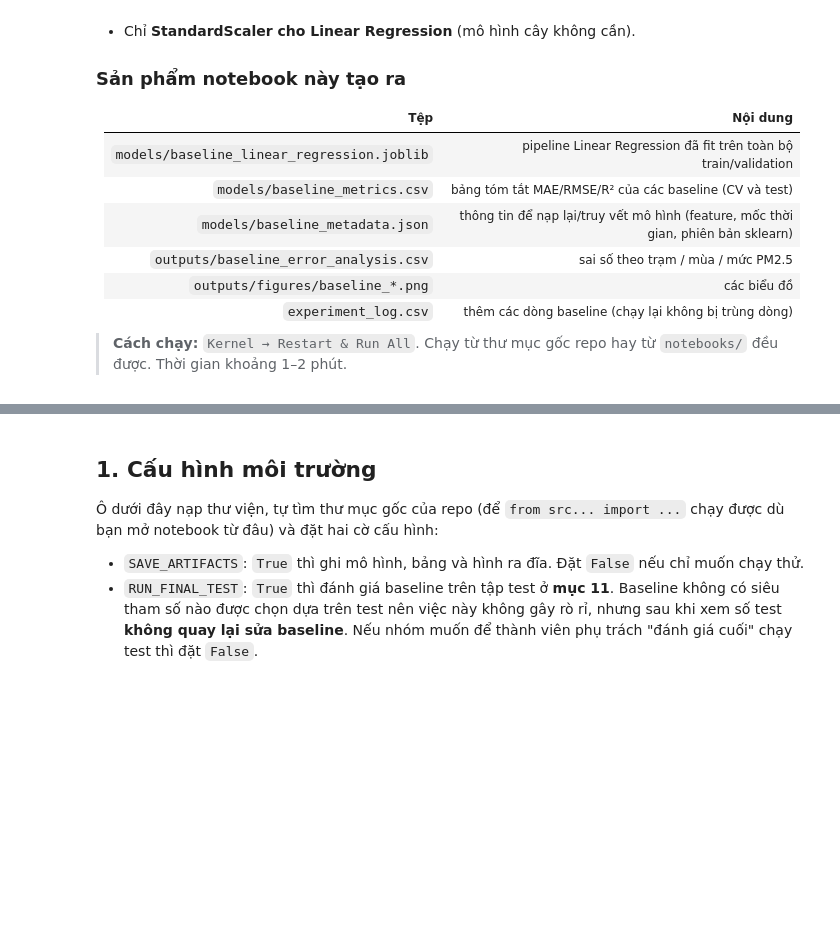
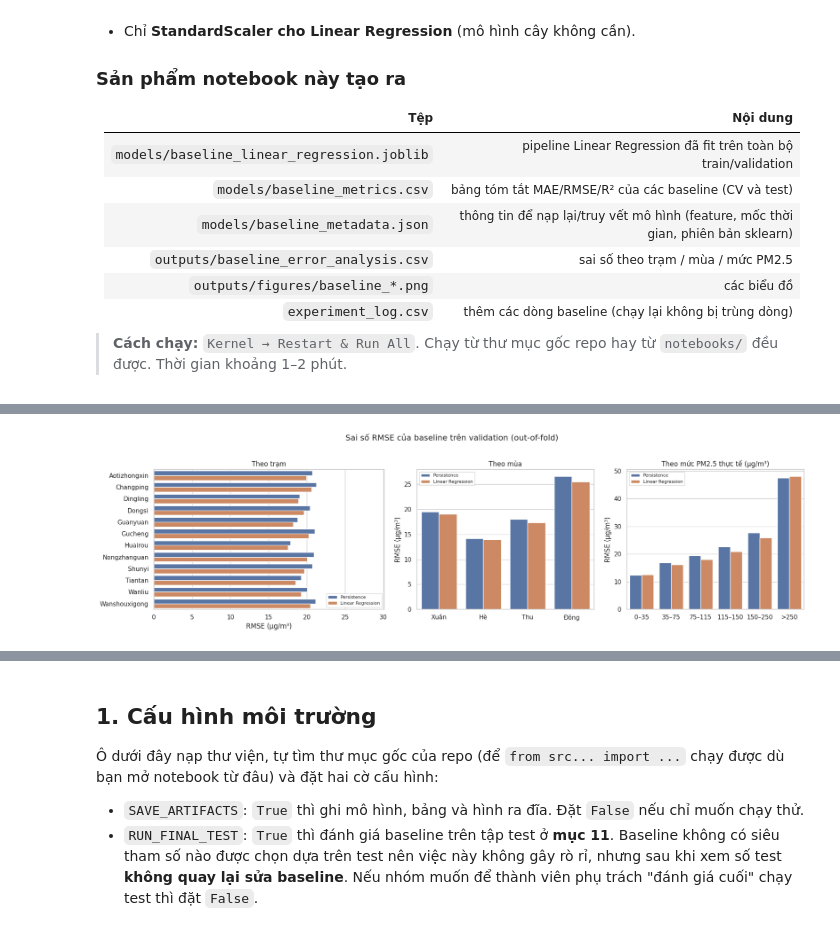
Before and after one commit to bjruly/sgu_finalproject_machinelearning_2026-2027, a Jupyter notebook: notebooks/02_model_training_baseline.ipynb, the cells around one changed output, grey strips where cells are left out. Drawn from its saved outputs; the diff is of its cells as text; code cells hidden in the pictures; blank space fills up the shorter version.

```diff
--- a/notebooks/02_model_training_baseline.ipynb
+++ b/notebooks/02_model_training_baseline.ipynb
@@ -35,0 +541,6 @@ Persistence quan trọng ở chỗ nó trả lời câu hỏi *"mô hình có th
+# %%
+by_season = metrics_by_group(oof, "season", PRED_MAIN)
+t = pd.concat({m: wide(by_season, "season", m)[MAIN_MODELS] for m in ["rmse", "mae", "r2"]}, axis=1)
+display(t)
+print("PM2.5 trung bình thực tế theo mùa (µg/m³):")
+display(oof.groupby("season", observed=True)["y_true"].mean().rename("PM2.5 trung bình").to_frame())
@@ -35,0 +566,10 @@ Persistence quan trọng ở chỗ nó trả lời câu hỏi *"mô hình có th
+# %%
+by_level = metrics_by_group(oof, "level", PRED_MAIN)
+t = pd.concat({m: wide(by_level, "level", m)[MAIN_MODELS] for m in ["mae", "rmse", "mean_residual"]}, axis=1)
+t.insert(0, "n", wide(by_level, "level", "n")["Persistence"])
+display(t)
+
+high = oof[oof["y_true"] >= HIGH_THRESHOLD]
+print(f"\nNhóm giờ PM2.5 cao (thực tế ≥ {HIGH_THRESHOLD}): {len(high):,} dòng ({len(high) / len(oof):.1%} tổng OOF)")
+display(pd.DataFrame({name: regression_metrics(high["y_true"], high[key]) for name, key in PRED_ALL.items()}).T
+        .assign(mean_residual=[float(high[f"res_{k}"].mean()) for k in PRED_ALL.values()]))
@@ -35,0 +591,27 @@ Persistence quan trọng ở chỗ nó trả lời câu hỏi *"mô hình có th
+# %%
+# --- Biểu đồ sai số theo trạm / mùa / mức ---
+fig, axes = plt.subplots(1, 3, figsize=(18, 5), gridspec_kw={"width_ratios": [1.3, 1, 1]})
+plot_data = [
+    (by_station, "station", "Theo trạm"),
+    (by_season, "season", "Theo mùa"),
+    (by_level, "level", "Theo mức PM2.5 thực tế (µg/m³)"),
+]
+for ax, (tbl, col, title) in zip(axes, plot_data):
+    if col == "station":
+        sns.barplot(data=tbl, y=col, x="rmse", hue="model", ax=ax)
+        ax.set_xlabel("RMSE (µg/m³)"); ax.set_ylabel("")
+    else:
+        sns.barplot(data=tbl, x=col, y="rmse", hue="model", ax=ax)
+        ax.set_ylabel("RMSE (µg/m³)"); ax.set_xlabel("")
+    ax.set_title(title)
+    if col == "station":
+        ax.set_xlim(0, ax.get_xlim()[1] * 1.35)   # chừa chỗ cho chú thích, không đè lên cột
+        ax.legend(title="", fontsize=8, loc="lower right")
+    else:
+        ax.legend(title="", fontsize=8, loc="upper left")
+fig.suptitle("Sai số RMSE của baseline trên validation (out-of-fold)", y=1.02)
+fig.tight_layout()
+save_fig(fig, "baseline_error_by_group")
+plt.show()
+# %% [output]
+[figure, added]
```
Also changed, not shown: parts of 54 cells of this notebook.
